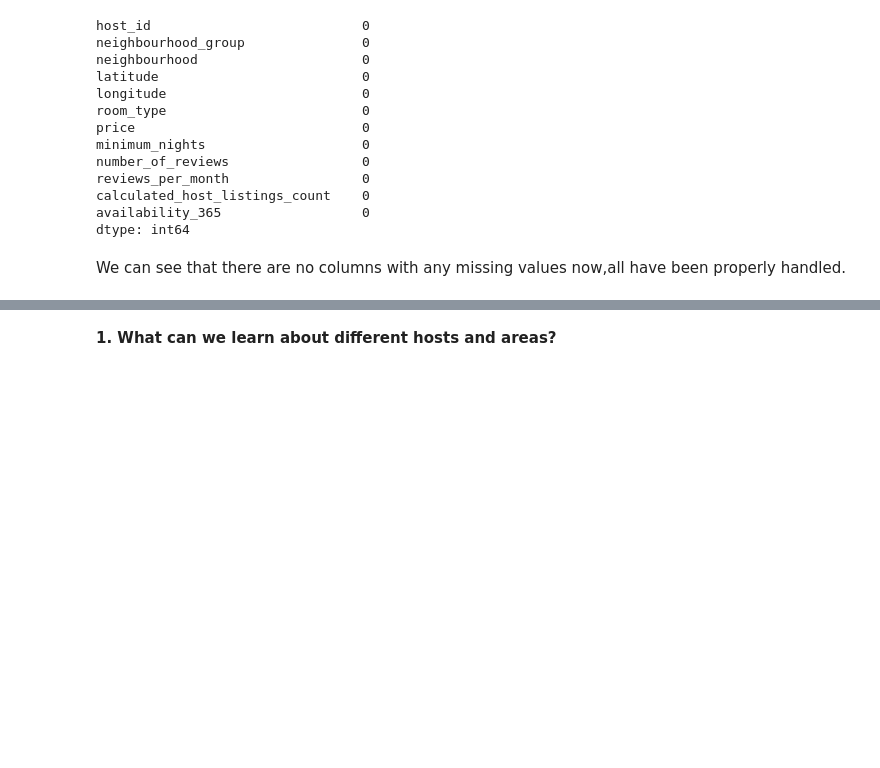
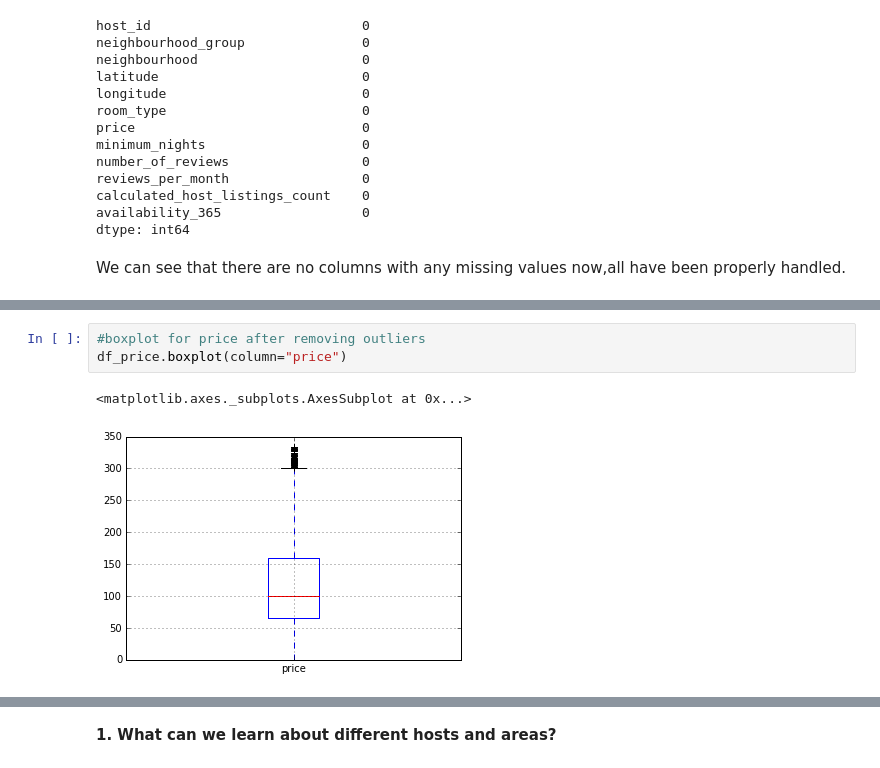
Before and after one commit to sneraikar/Airbnb-Bookings-Analysis, a Jupyter notebook: Airbnb_Bookings_Analysis_Capstone_Project_Solution.ipynb, the cells around one changed output, grey strips where cells are left out. Cells and saved outputs as stored; diff of their text form; blank space fills up the shorter version.

```diff
--- a/Airbnb_Bookings_Analysis_Capstone_Project_Solution.ipynb
+++ b/Airbnb_Bookings_Analysis_Capstone_Project_Solution.ipynb
@@ -319,0 +378,6 @@ We can see that there are no columns with any missing values now,all have been p
+# %%
+#boxplot for price after removing outliers
+df_price.boxplot(column="price")
+# %% [output]
+<matplotlib.axes._subplots.AxesSubplot at 0x...>
+[figure, added]
```
Also changed, not shown: parts of 40 cells of this notebook.
